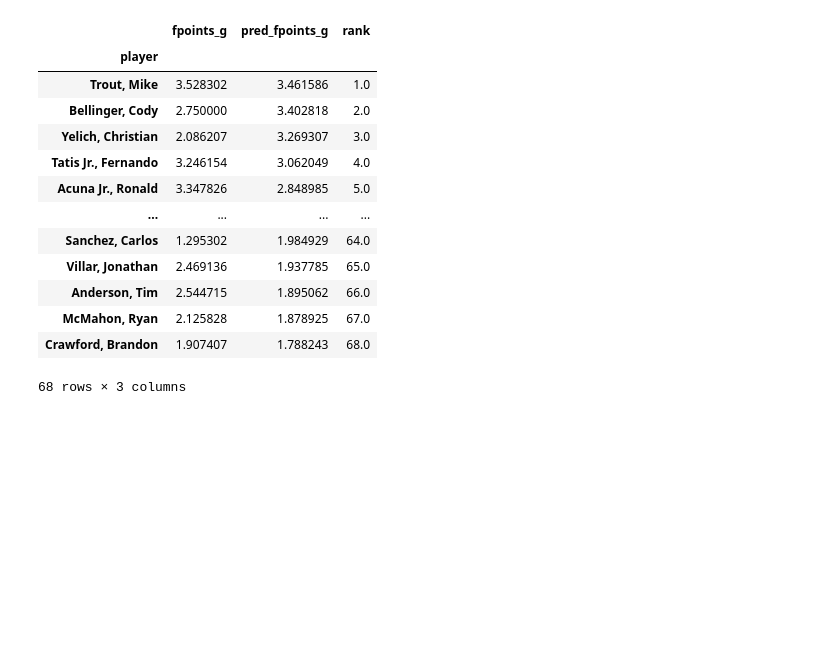
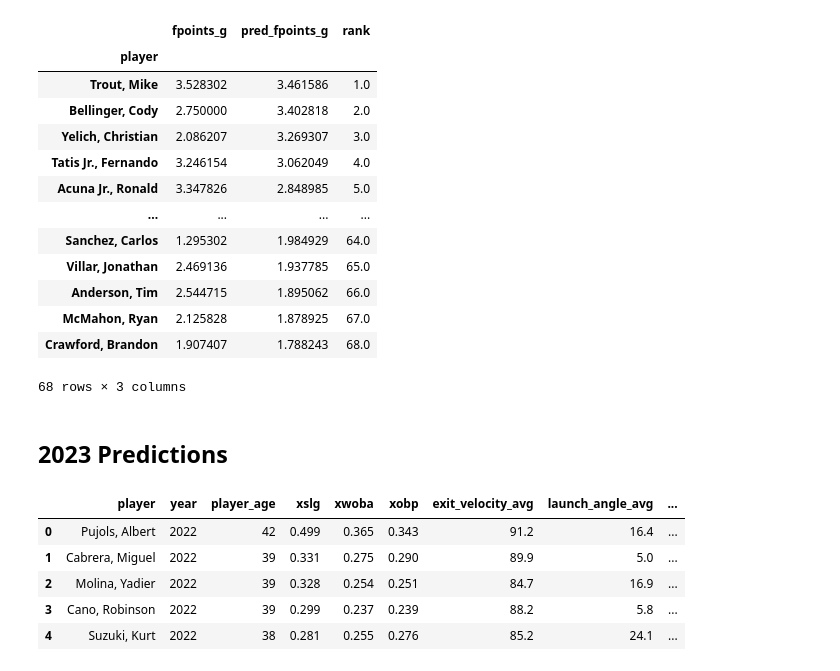
Before and after one commit to mcgillies/FantasyPreds2023, a Jupyter notebook: model.ipynb, the cells around one changed output. Drawn from its saved outputs; the diff is of its cells as text; code cells hidden in the pictures; blank space fills up the shorter version.

```diff
--- a/model.ipynb
+++ b/model.ipynb
@@ -613,3 +615,15 @@ y_test_df.sort_values(by = "rank", ascending = True)
 | McMahon, Ryan | 2.125828 | 1.878925 | 67.0 |
 | Crawford, Brandon | 1.907407 | 1.788243 | 68.0 |
 68 rows × 3 columns
+# %% [markdown]
+## 2023 Predictions
+# %%
+newdata = pd.read_csv("data/2022metrics.csv")
+newdata.head()
+# %% [output]
+|  | player | year | player_age | xslg | xwoba | xobp | exit_velocity_avg | launch_angle_avg | ... |
+| 0 | Pujols, Albert | 2022 | 42 | 0.499 | 0.365 | 0.343 | 91.2 | 16.4 | ... |
+| 1 | Cabrera, Miguel | 2022 | 39 | 0.331 | 0.275 | 0.290 | 89.9 | 5.0 | ... |
+| 2 | Molina, Yadier | 2022 | 39 | 0.328 | 0.254 | 0.251 | 84.7 | 16.9 | ... |
+| 3 | Cano, Robinson | 2022 | 39 | 0.299 | 0.237 | 0.239 | 88.2 | 5.8 | ... |
+| 4 | Suzuki, Kurt | 2022 | 38 | 0.281 | 0.255 | 0.276 | 85.2 | 24.1 | ... |
```
Also changed, not shown: parts of 22 cells of this notebook, 11 other files.
